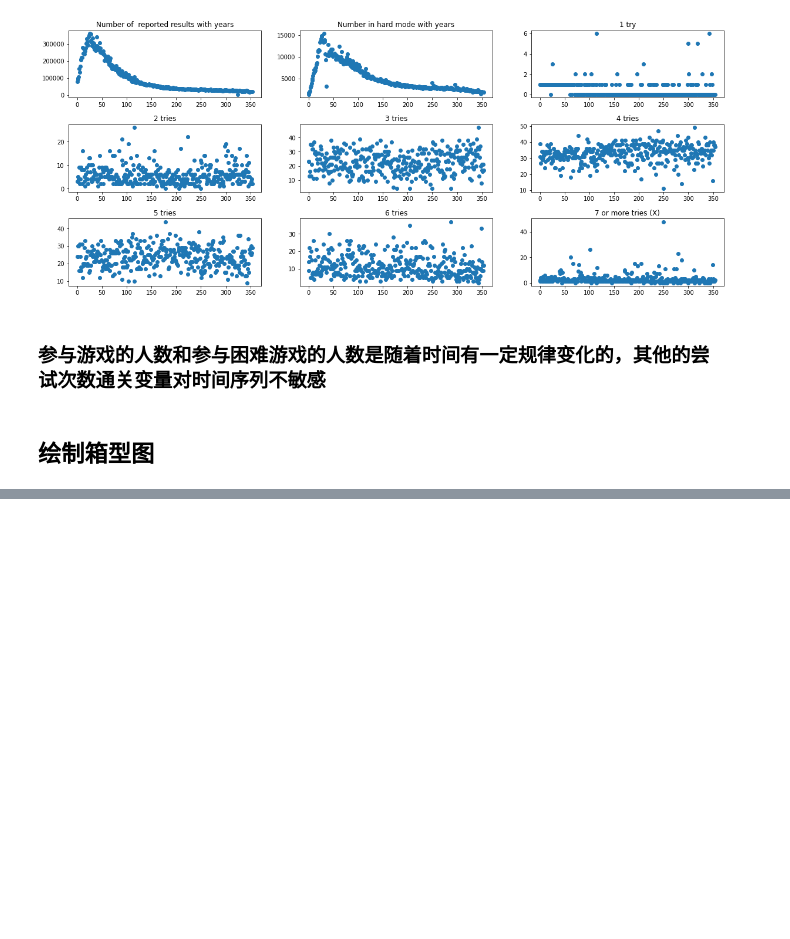
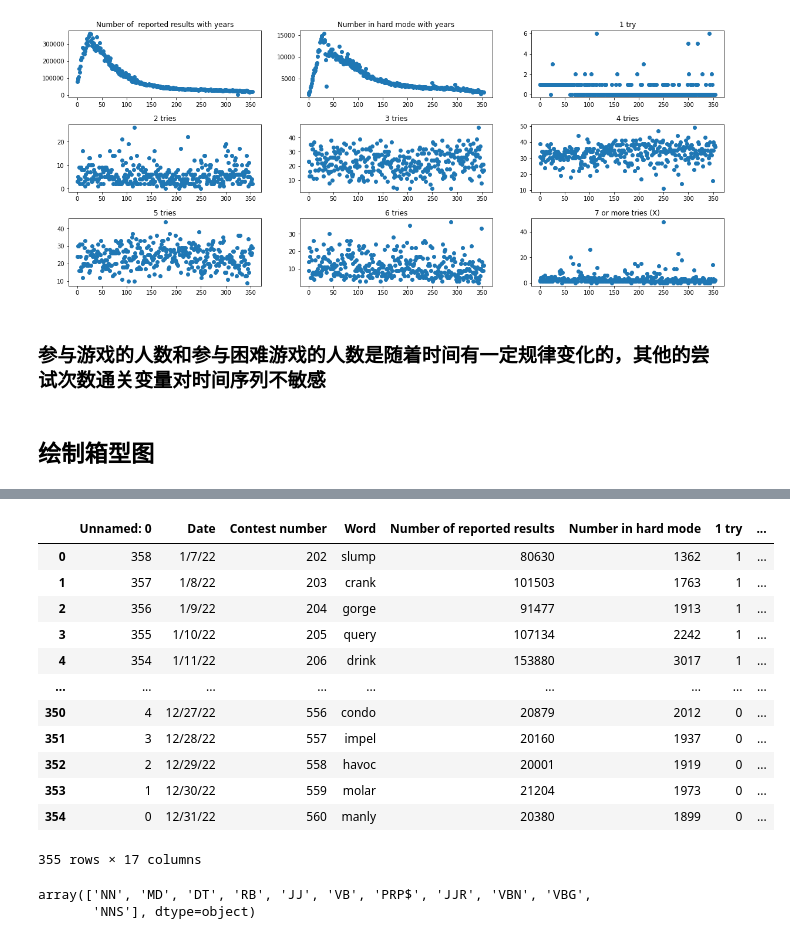
Before and after one commit to Xianyu39/MCMA2023, a Jupyter notebook: xk/code/clear.ipynb, the cells around one changed output, grey strips where cells are left out. Cells and saved outputs as stored; diff of their text form; code cells hidden in the pictures; blank space fills up the shorter version.

```diff
--- a/xk/code/clear.ipynb
+++ b/xk/code/clear.ipynb
@@ -154,0 +285,7 @@ IndexError: only integers, slices (`:`), ellipsis (`...`), numpy.newaxis (`None`
+# %%
+freqq = []
+for i in range(355):
+    word=data.Word[i]
+    freq = all_words.count(word)
+    freqq.append(freq)
+print(freqq)
@@ -158,0 +335,29 @@ IndexError: only integers, slices (`:`), ellipsis (`...`), numpy.newaxis (`None`
+# %%
+# 定义一个单词
+character=[]
+for i in range(355):
+    word = data.Word[i]
+    # 获取单词的词性
+    pos = nltk.pos_tag([word])[0][1]
+    #print(pos)
+    character.append(pos)
+print(character)
+'''
+# 将词性标记映射为Wordnet中的简称
+pos_mapping = {
+    'N': 'n', # 名词
+    'V': 'v', # 动词
+    'J': 'a', # 形容词
+    'R': 'r'  # 副词
+}
+
+wn_pos = pos_mapping.get(pos[0], 'n') # 如果没有匹配到则默认为名词
+
+
+# 使用Wordnet获取单词的词性定义
+synsets = wn.synsets(word, pos=wn_pos)
+
+# 输出单词的词性定义
+for synset in synsets:
+    print(synset.name(), synset.definition())
+'''
@@ -158,0 +383,24 @@ IndexError: only integers, slices (`:`), ellipsis (`...`), numpy.newaxis (`None`
+# %%
+results_column = 'characters'
+data[results_column] = character
+data
+# %% [output]
+|  | Unnamed: 0 | Date | Contest number | Word | Number of reported results | Number in hard mode | 1 try | ... |
+| 0 | 358 | 1/7/22 | 202 | slump | 80630 | 1362 | 1 | ... |
+| 1 | 357 | 1/8/22 | 203 | crank | 101503 | 1763 | 1 | ... |
+| 2 | 356 | 1/9/22 | 204 | gorge | 91477 | 1913 | 1 | ... |
+| 3 | 355 | 1/10/22 | 205 | query | 107134 | 2242 | 1 | ... |
+| 4 | 354 | 1/11/22 | 206 | drink | 153880 | 3017 | 1 | ... |
+| ... | ... | ... | ... | ... | ... | ... | ... | ... |
+| 350 | 4 | 12/27/22 | 556 | condo | 20879 | 2012 | 0 | ... |
+| 351 | 3 | 12/28/22 | 557 | impel | 20160 | 1937 | 0 | ... |
+| 352 | 2 | 12/29/22 | 558 | havoc | 20001 | 1919 | 0 | ... |
+| 353 | 1 | 12/30/22 | 559 | molar | 21204 | 1973 | 0 | ... |
+| 354 | 0 | 12/31/22 | 560 | manly | 20380 | 1899 | 0 | ... |
+355 rows × 17 columns
+# %%
+diff=data['characters'].unique()
+diff
+# %% [output]
+array(['NN', 'MD', 'DT', 'RB', 'JJ', 'VB', 'PRP$', 'JJR', 'VBN', 'VBG',
+       'NNS'], dtype=object)
```
Also changed, not shown: parts of 31 cells of this notebook, 1 other file.
